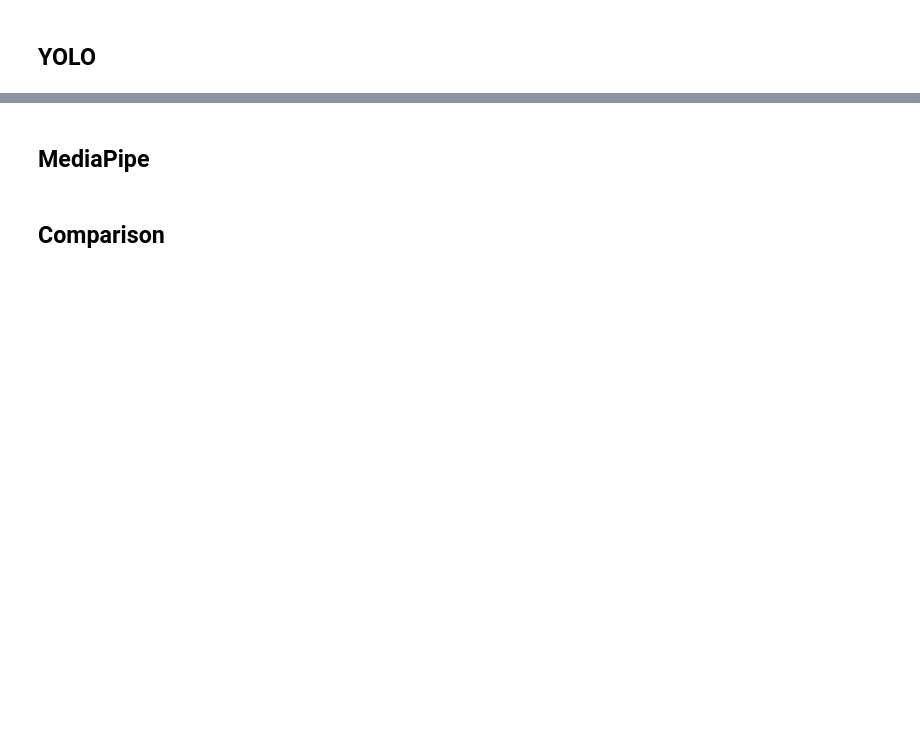
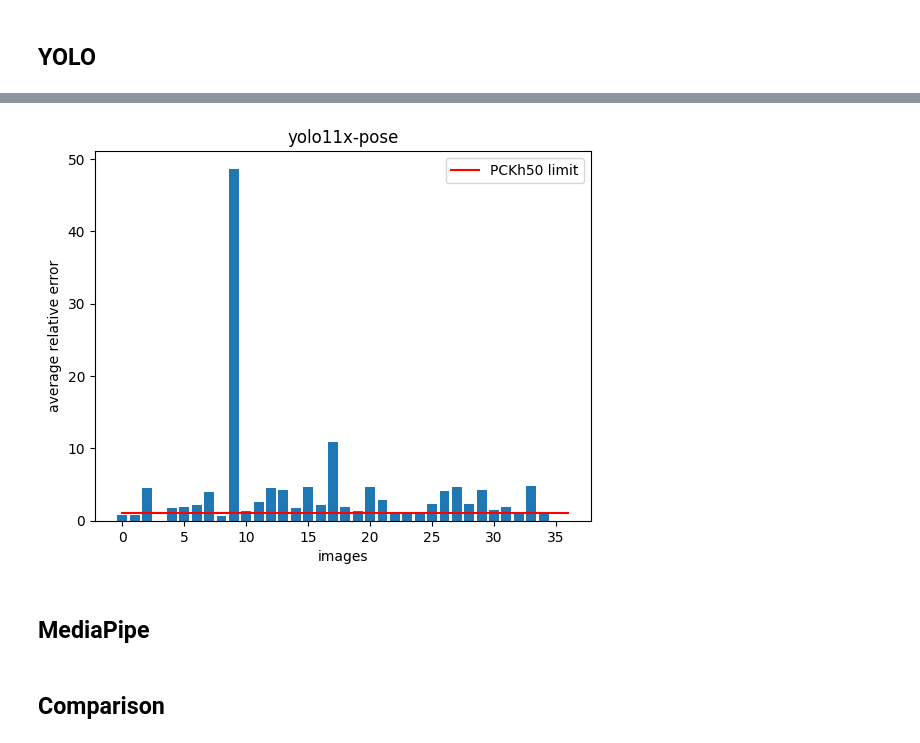
Before and after one commit to tomdec/climbing-technique-detector, a Jupyter notebook: hpe_poc.ipynb, the cells around one changed output, grey strips where cells are left out. Drawn from its saved outputs; the diff is of its cells as text; code cells hidden in the pictures; blank space fills up the shorter version.

Commit message:
bgr vs rgb for yolo

```diff
--- a/hpe_poc.ipynb
+++ b/hpe_poc.ipynb
@@ -9,7 +108,8 @@ distances = read_distances()
 # %%
-from src.hpe.yolo.plot import plot_yolo_average_distances
-
-plot_yolo_average_distances(distances=distances)
+distances_bgr = read_distances(dataset_name="distances_bgr")
+plot_yolo_average_distances(distances=distances_bgr)
+# %% [output]
+[figure, added]
 # %% [markdown]
 ## MediaPipe
 # %%
```
Also changed, not shown: parts of 7 cells of this notebook, 4 other files.
